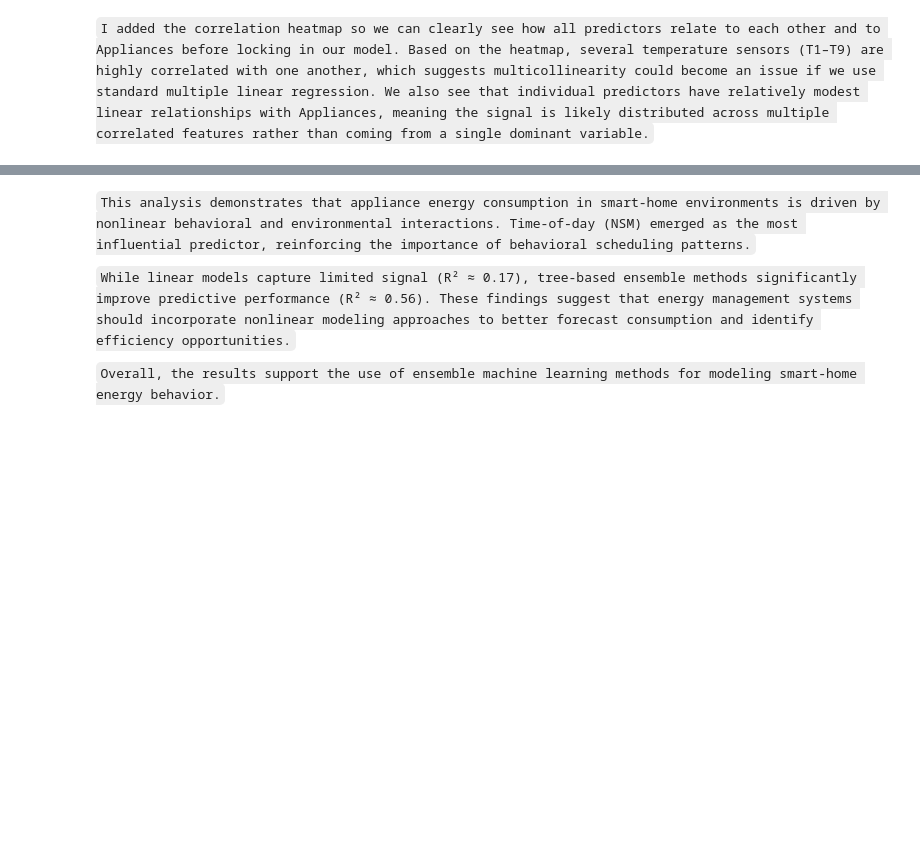
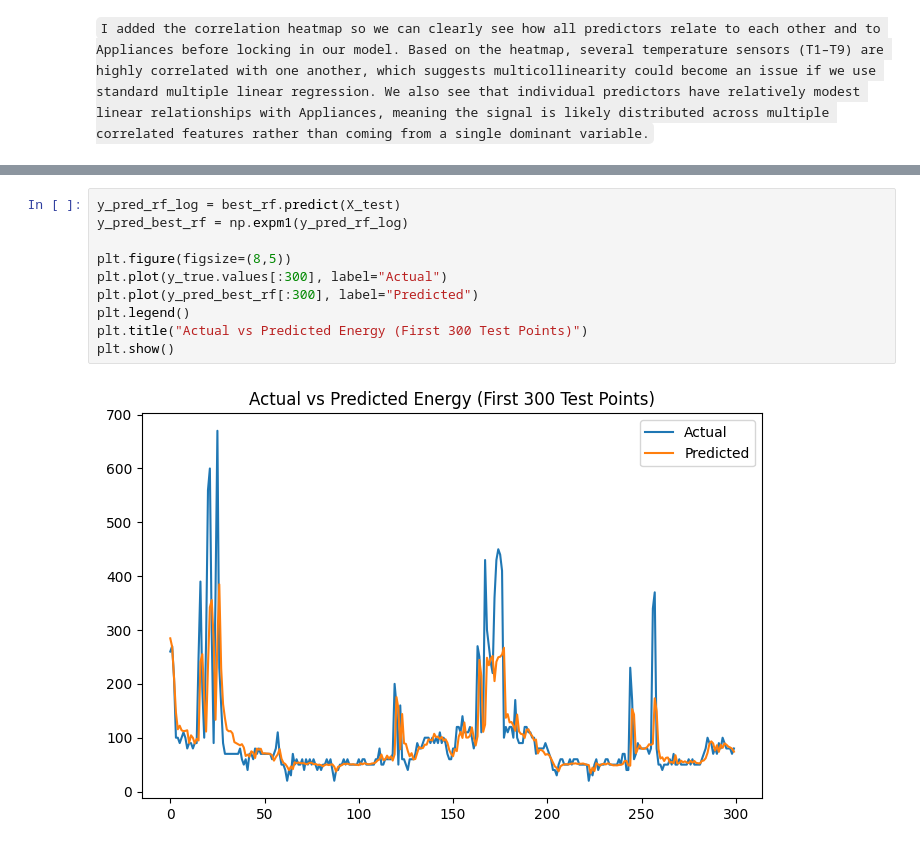
Before and after one commit to ccasella-usd/Energy-Efficiency, a Jupyter notebook: notebooks/AAI_500_Final_Project_Group3_v3.ipynb, the cells around one changed output, grey strips where cells are left out. Drawn from its saved outputs; the diff is of its cells as text; blank space fills up the shorter version.

```diff
--- a/notebooks/AAI_500_Final_Project_Group3_v3.ipynb
+++ b/notebooks/AAI_500_Final_Project_Group3_v3.ipynb
@@ -343,6 +564,12 @@ plt.show()
-# %% [markdown]
-`This analysis demonstrates that appliance energy consumption in smart-home environments is driven by nonlinear behavioral and environmental interactions. Time-of-day (NSM) emerged as the most influential predictor, reinforcing the importance of behavioral scheduling patterns.`
-
-`While linear models capture limited signal (R² ≈ 0.17), tree-based ensemble methods significantly improve predictive performance (R² ≈ 0.56). These findings suggest that energy management systems should incorporate nonlinear modeling approaches to better forecast consumption and identify efficiency opportunities.`
-
-`Overall, the results support the use of ensemble machine learning methods for modeling smart-home energy behavior.`
+# %%
+y_pred_rf_log = best_rf.predict(X_test)
+y_pred_best_rf = np.expm1(y_pred_rf_log)
+
+plt.figure(figsize=(8,5))
+plt.plot(y_true.values[:300], label="Actual")
+plt.plot(y_pred_best_rf[:300], label="Predicted")
+plt.legend()
+plt.title("Actual vs Predicted Energy (First 300 Test Points)")
+plt.show()
+# %% [output]
+[figure, added]
```
Also changed, not shown: parts of 25 cells of this notebook.
